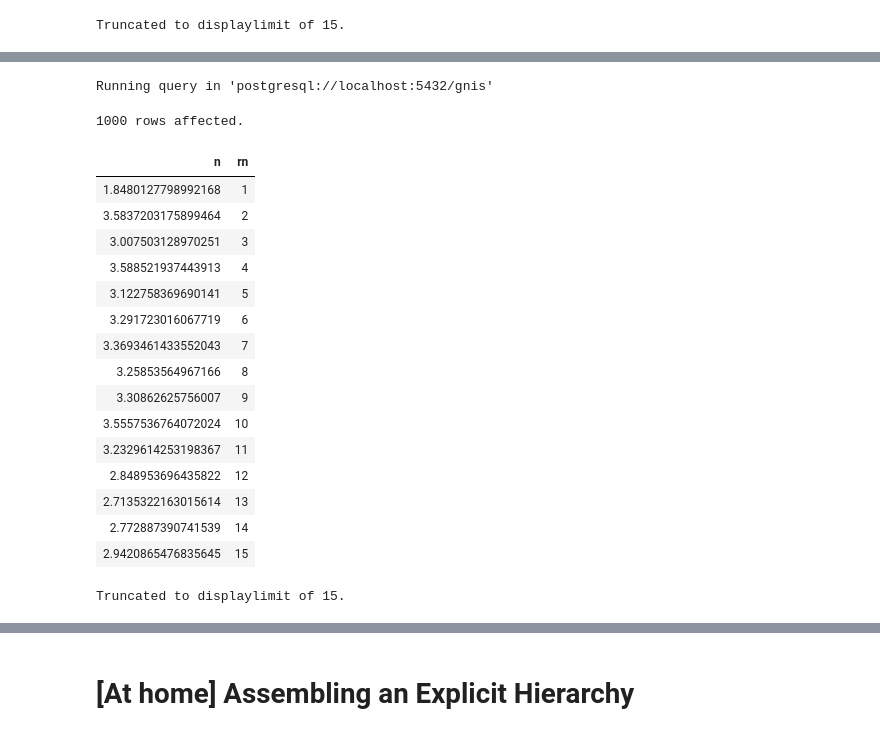
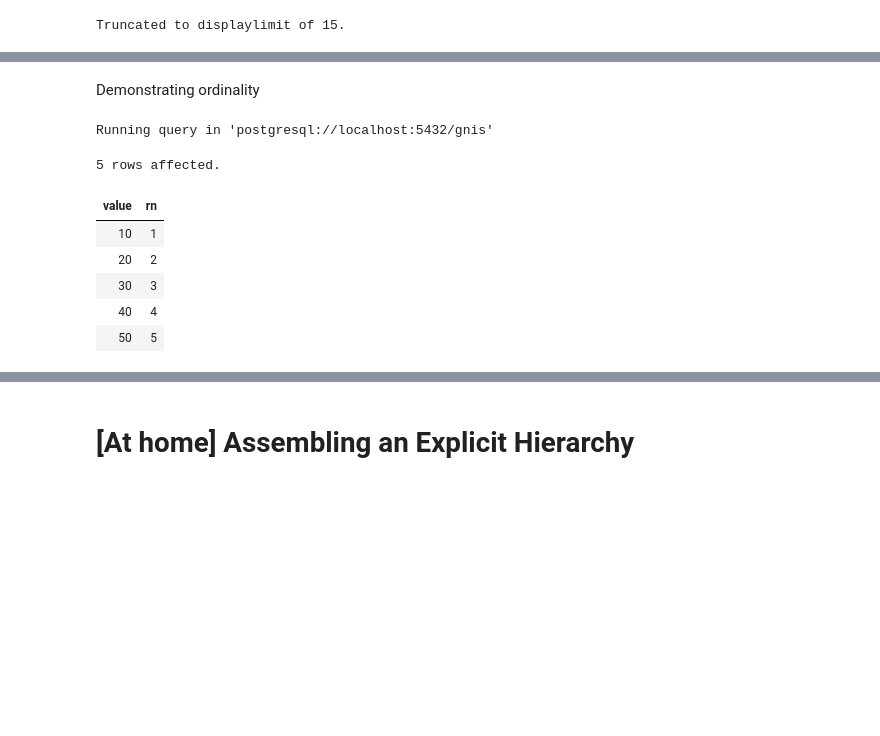
Before and after one commit to data-101-berkeley/fa26-materials, a Jupyter notebook: lec/data-prep-value/data-prep-value.ipynb, the cells around one changed output, grey strips where cells are left out. Drawn from its saved outputs; the diff is of its cells as text; code cells hidden in the pictures; blank space fills up the shorter version.

Commit message:
updates because demo had issues

```diff
--- a/lec/data-prep-value/data-prep-value.ipynb
+++ b/lec/data-prep-value/data-prep-value.ipynb
@@ -696,23 +721,18 @@ Running query in 'postgresql://localhost:5432/gnis'
+# %% [markdown]
+Demonstrating ordinality
 # %%
 %%sql
-SELECT n, rn FROM normal_rand(1000, 3, 0.5) WITH ORDINALITY AS n(n, rn)
+-- SELECT * FROM national WITH ORDINALITY LIMIT 10 -- this gives an error because WITH ORDINALITY only can be applied in Postgres to set-valued functions in FROM
+-- SELECT *, row_number() OVER () AS rn FROM national LIMIT 10 -- this works instead
+SELECT * FROM generate_series(10, 50, 10) WITH ORDINALITY AS t(value, rn)
+-- SELECT n, rn FROM normal_rand(1000, 3, 0.5) WITH ORDINALITY AS sampled_outputs(n, rn)
+-- SELECT * FROM normal_rand(1000, 3, 0.5)
 # %% [output]
 Running query in 'postgresql://localhost:5432/gnis'
-1000 rows affected.
+5 rows affected.
-| n | rn |
-| 1.8480127798992168 | 1 |
-| 3.5837203175899464 | 2 |
-| 3.007503128970251 | 3 |
-| 3.588521937443913 | 4 |
-| 3.122758369690141 | 5 |
-| 3.291723016067719 | 6 |
-| 3.3693461433552043 | 7 |
-| 3.25853564967166 | 8 |
-| 3.30862625756007 | 9 |
-| 3.5557536764072024 | 10 |
-| 3.2329614253198367 | 11 |
-| 2.848953696435822 | 12 |
-| 2.7135322163015614 | 13 |
-| 2.772887390741539 | 14 |
-| 2.9420865476835645 | 15 |
+| value | rn |
+| 10 | 1 |
+| 20 | 2 |
+| 30 | 3 |
+| 40 | 4 |
+| 50 | 5 |
-Truncated to displaylimit of 15.
```
Also changed, not shown: parts of 19 cells of this notebook.
